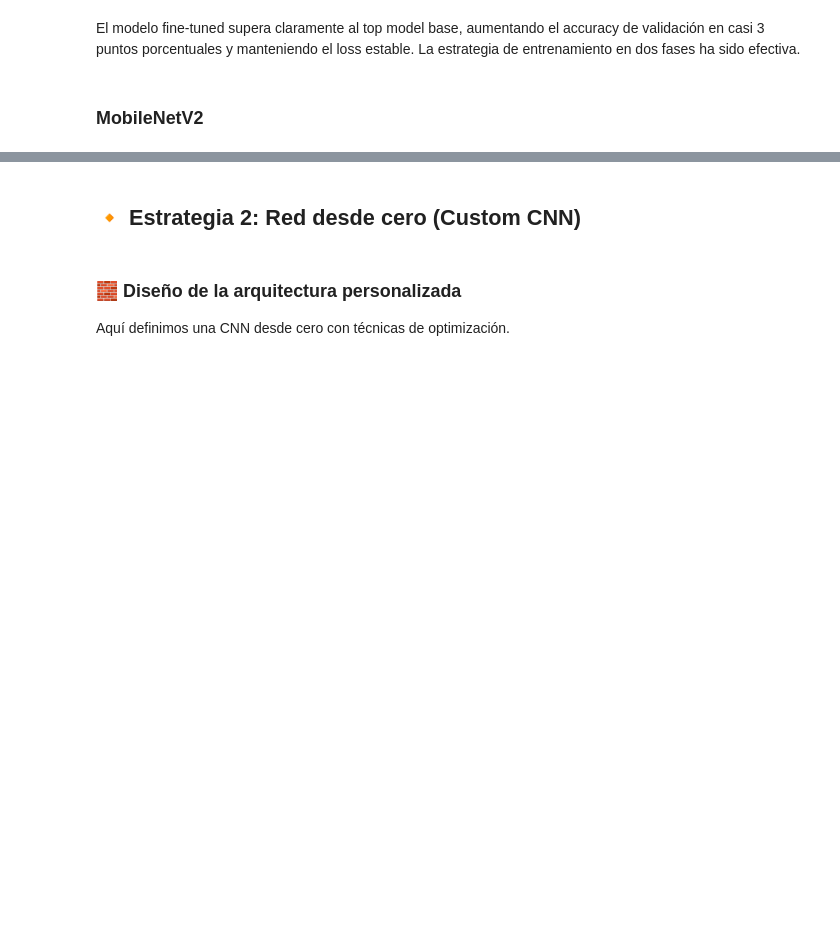
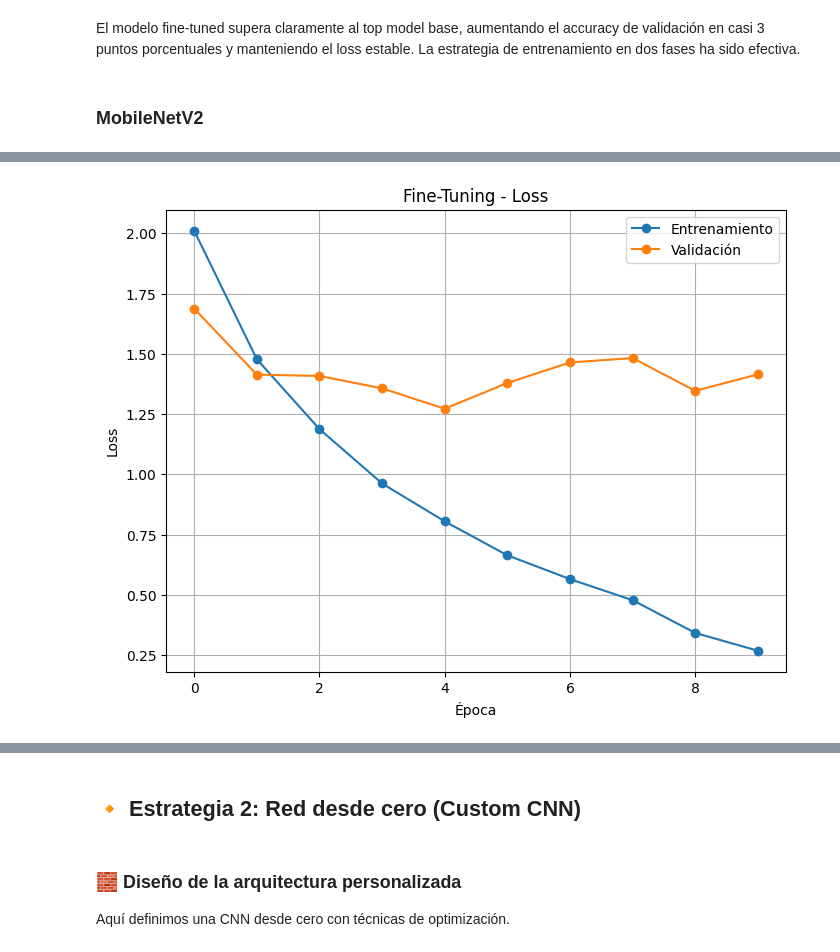
Before and after one commit to rcastillordgz/Entregable-4-Nuclio-DL, a Jupyter notebook: DSC0924ESP_Actividad_DL_Grupo_XX_COMPLETO.ipynb, the cells around one changed output, grey strips where cells are left out. Cells and saved outputs as stored; diff of their text form; code cells hidden in the pictures; blank space fills up the shorter version.

```diff
--- a/DSC0924ESP_Actividad_DL_Grupo_XX_COMPLETO.ipynb
+++ b/DSC0924ESP_Actividad_DL_Grupo_XX_COMPLETO.ipynb
@@ -584,0 +913,13 @@ El modelo fine-tuned supera claramente al top model base, aumentando el accuracy
+# %%
+# --- Loss ---
+plt.figure(figsize=(8, 6))
+plt.plot(epochs_range_finetune, history_finetune.history['loss'], label='Entrenamiento', marker='o')
+plt.plot(epochs_range_finetune, history_finetune.history['val_loss'], label='Validación', marker='o')
+plt.title('Fine-Tuning - Loss')
+plt.xlabel('Época')
+plt.ylabel('Loss')
+plt.grid(True)
+plt.legend()
+plt.show()
+# %% [output]
+[figure, added]
```
Also changed, not shown: parts of 51 cells of this notebook.
